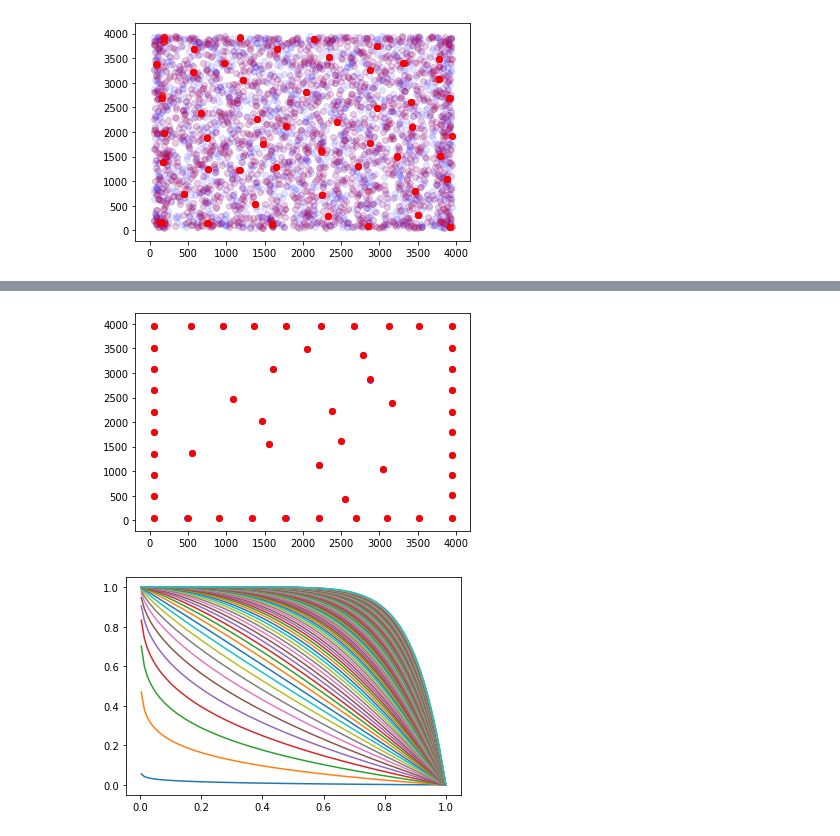
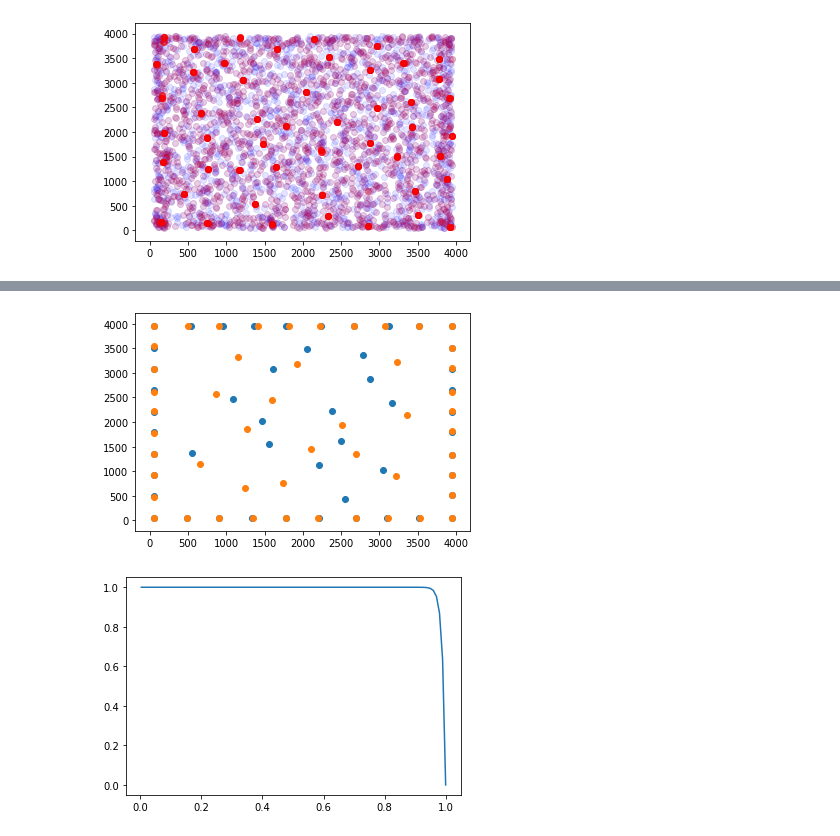
Before and after one commit to amw-18/Shell-AI-Hackathon, a Jupyter notebook: PSO/pso_swarm_visualization.ipynb, the cells around one changed output, grey strips where cells are left out. Drawn from its saved outputs; the diff is of its cells as text; code cells hidden in the pictures.

```diff
--- a/PSO/pso_swarm_visualization.ipynb
+++ b/PSO/pso_swarm_visualization.ipynb
@@ -27,23 +27,23 @@ plt.show()
 # %%
 fig, ax = plt.subplots()
 # fig.
-for i in range(4):
-    sol = pd.read_csv(f'C:/Users/awals/Downloads/Shell AI Hackathon/Trials/opt_swarm_ans{i+28}.csv')
-    ax.scatter(sol.x, sol.y, alpha=0.2, c='blue')
+for i in range(2):
+    sol = pd.read_csv(f'C:/Users/awals/Downloads/Shell AI Hackathon/Trials/opt_swarm_ans{i+31}.csv')
+    ax.scatter(sol.x, sol.y)
 
-sol = pd.read_csv('C:/Users/awals/Downloads/Shell AI Hackathon/Trials/opt_swarm_ans31_1.csv')
-ax.scatter(sol.x, sol.y, alpha=1,c='red')
+# sol = pd.read_csv('C:/Users/awals/Downloads/Shell AI Hackathon/Trials/opt_swarm_ans31_1.csv')
+# ax.scatter(sol.x, sol.y, alpha=0.21,c='red')
 
 plt.show()
 # %% [output]
-[figure, old version]
+[figure, new version]
 # %%
 a = np.linspace(0.0033, 1, 100)
-c = np.linspace(0.01, 10, 100)
+c = [100]#np.linspace(0.01, 10, 100)
 for val in c:
     b = (1 - np.power(a,val))
     plt.plot(a, b)
 
 plt.show()
 # %% [output]
-[figure, old version]
+[figure, new version]
```
Also changed, not shown: parts of 1 cell of this notebook, 6 other files.
